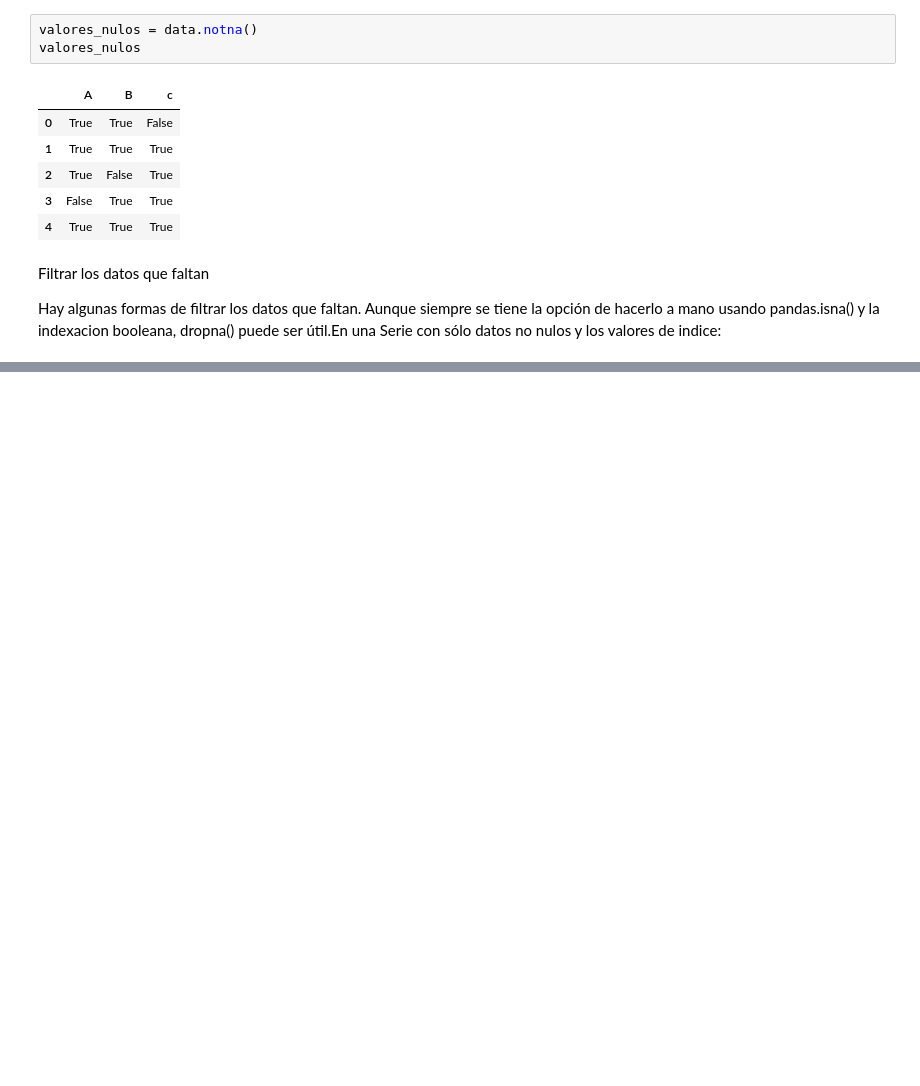
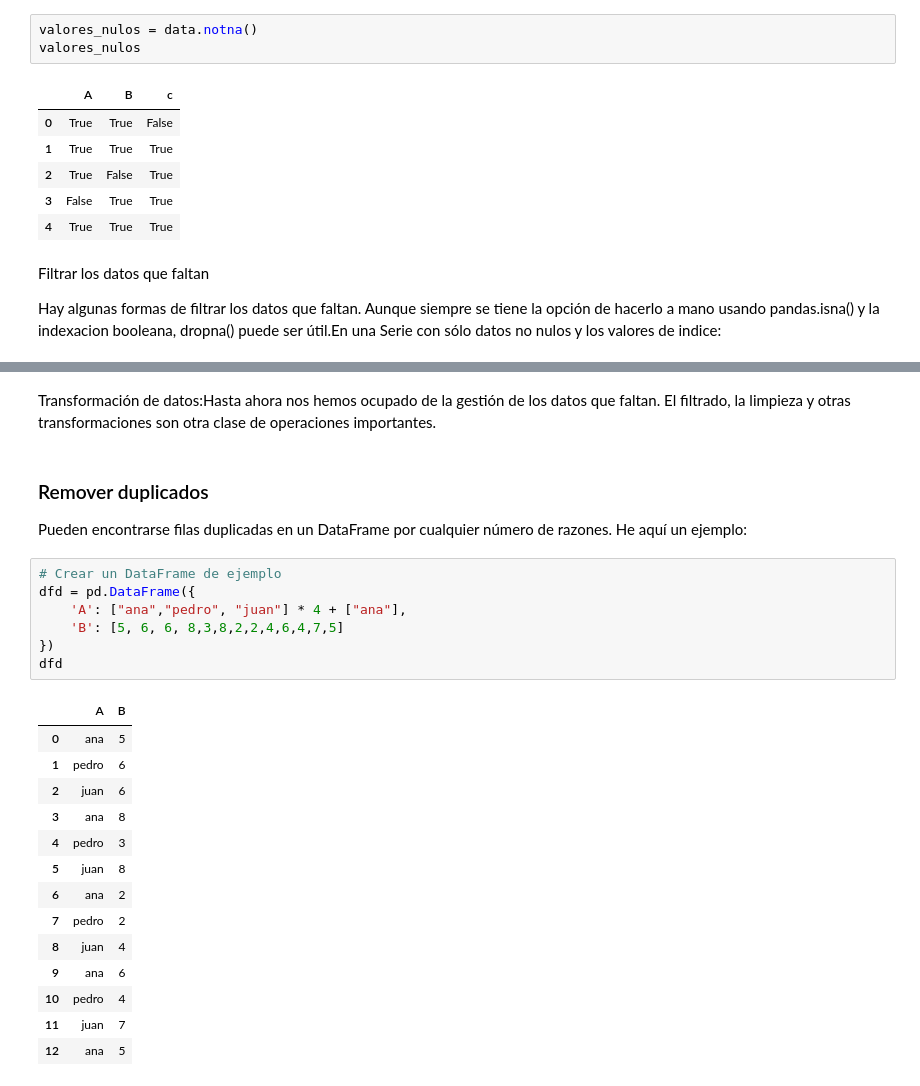
Before and after one commit to Nana8310/Curso_Pandas, a Jupyter notebook: Notebook/Prácticas/Práctica-41_Varios/Clase-72_EjemplosPropios/Data_Cleaning1.ipynb, the cells around one changed output, grey strips where cells are left out. Drawn from its saved outputs; the diff is of its cells as text; blank space fills up the shorter version.

```diff
--- a/Notebook/Prácticas/Práctica-41_Varios/Clase-72_EjemplosPropios/Data_Cleaning1.ipynb
+++ b/Notebook/Prácticas/Práctica-41_Varios/Clase-72_EjemplosPropios/Data_Cleaning1.ipynb
@@ -144,0 +404,27 @@ data1 = pd.Series([np.nan, 4, 5.6, 8, np.nan])
+# %% [markdown]
+Transformación de datos:Hasta ahora nos hemos ocupado de la gestión de los datos que faltan. El filtrado, la limpieza y otras transformaciones son otra clase de operaciones importantes.
+# %% [markdown]
+### Remover duplicados
+Pueden encontrarse filas duplicadas en un DataFrame por cualquier número de razones. He aquí un ejemplo:
+# %%
+# Crear un DataFrame de ejemplo
+dfd = pd.DataFrame({
+    'A': ["ana","pedro", "juan"] * 4 + ["ana"],
+    'B': [5, 6, 6, 8,3,8,2,2,4,6,4,7,5]
+})
+dfd
+# %% [output]
+|  | A | B |
+| 0 | ana | 5 |
+| 1 | pedro | 6 |
+| 2 | juan | 6 |
+| 3 | ana | 8 |
+| 4 | pedro | 3 |
+| 5 | juan | 8 |
+| 6 | ana | 2 |
+| 7 | pedro | 2 |
+| 8 | juan | 4 |
+| 9 | ana | 6 |
+| 10 | pedro | 4 |
+| 11 | juan | 7 |
+| 12 | ana | 5 |
```
Also changed, not shown: parts of 99 cells of this notebook, 3 other files.
